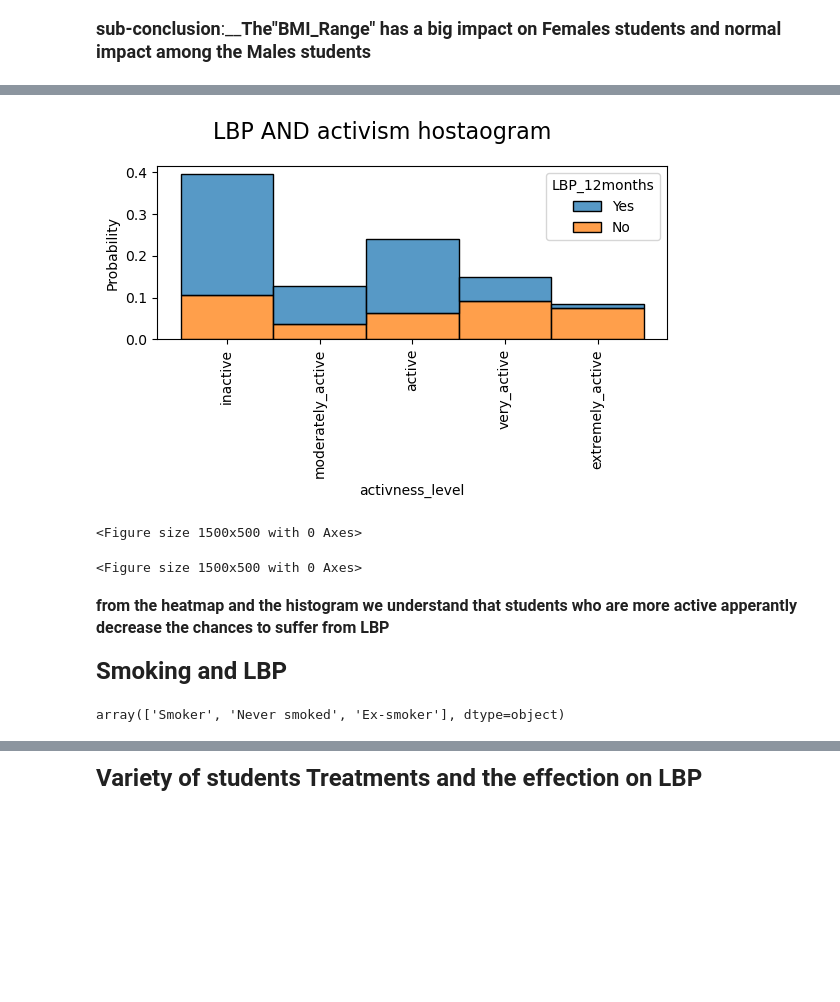
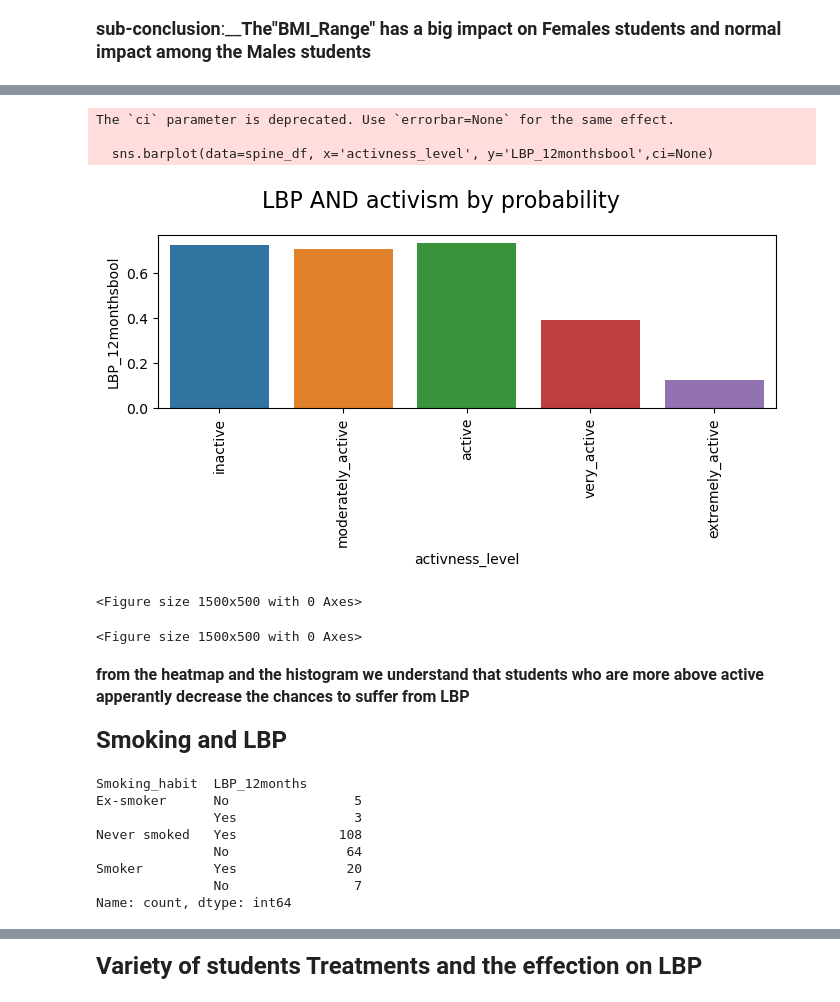
Before and after one commit to royohana31/nn-project-, a Jupyter notebook: students spine problems-Main.ipynb, the cells around one changed output, grey strips where cells are left out. Saved outputs shown, nothing was run; the diff lists cells and outputs as text; code cells hidden in the pictures; blank space fills up the shorter version.

```diff
--- a/students spine problems-Main.ipynb
+++ b/students spine problems-Main.ipynb
@@ -179,3 +178,6 @@ spine_df.groupby(["Gender"])['LBP_12months'].value_counts().reset_index()
 | 3 | Male | No | 44 |
 # %% [markdown]
 connection between gender and LBP
+# %%
+spine_df['LBP_12monthsbool'] = spine_df['LBP_12months'].map({'Yes': 1, 'No':0 })
+spine_df['LBP_12monthsbool']
@@ -273,0 +365,19 @@ plt.subplots_adjust(wspace=0.5)
+# %%
+spine_df["perfect_chair"] = (
+    (spine_df["Chair_type"] == "Have back support") &
+    (spine_df["Adjustable_back"] == "Yes") &
+    (spine_df["Adjustable_sitting"] == "Yes")
+).apply(lambda x: "yes" if x else "no")
+
+spine_df["semi_perfect"] = (((spine_df["Chair_type"] == "Have back support") &
+     (spine_df["Adjustable_back"] == "Yes") &
+     (spine_df["Adjustable_sitting"] == "No")) |
+    ((spine_df["Chair_type"] == "No back support") &
+     (spine_df["Adjustable_back"] == "Yes") &
+     (spine_df["Adjustable_sitting"] == "Yes")) |
+    ((spine_df["Chair_type"] == "Have back support") &
+     (spine_df["Adjustable_back"] == "No") &
+     (spine_df["Adjustable_sitting"] == "Yes"))
+).apply(lambda x: "yes" if x else "no")
+spine_df["semi_perfect"].value_counts()
+spine_df.groupby('semi_perfect')["LBP_12months"].value_counts()
@@ -310,9 +466,9 @@ conditions = [
     (spine_df["Do_exercise"] == '>7 times a week') & (spine_df['Physical_activity_Frequency'] == "High"),
     (spine_df["Do_exercise"] == '5 - 7 times a week') & (spine_df['Physical_activity_Frequency'] == "High"),
     (spine_df["Do_exercise"] == '2 - 4 times a week') & (spine_df['Physical_activity_Frequency'] == "Moderate"),
-    (spine_df["Do_exercise"] == 'Never ') & (spine_df['Physical_activity_Frequency'] == "Low"),
+    (spine_df["Do_exercise"] == 'Never') & (spine_df['Physical_activity_Frequency'] == "Low"),
     (spine_df["Do_exercise"] == 'Once a week') & (spine_df['Physical_activity_Frequency'] == "Moderate"),
-    (spine_df["Do_exercise"] == 'Rarely') & (spine_df['Physical_activity_Frequency'] == "Low")
+    ((spine_df["Do_exercise"] == 'Never')|(spine_df["Do_exercise"] == 'Rarely')) & (spine_df['Physical_activity_Frequency'] == "Low")
 ]
 choices=['extremely_active','very_active','active','inactive','moderately_active','inactive']
 spine_df["activness_level"] = np.select(conditions, choices,default="Unknown")
@@ -333,26 +546,36 @@ sns.heatmap(matrix, cmap='coolwarm', center=0, annot = True)
 # %%
 spine_df['activness_level']
 order1=['inactive','moderately_active','active','very_active','extremely_active']
 spine_df['activness_level'].value_counts()
 spine_df['activness_level'] = pd.Categorical(spine_df['activness_level'], categories=order1, ordered=True)
-fig, ax = plt.subplots(figsize=(6, 4))
-fig.suptitle('LBP AND activism hostaogram', fontsize=16)
-sns.histplot(data=spine_df, x='activness_level', hue='LBP_12months', stat='probability', multiple='stack',)
+fig, ax = plt.subplots(figsize=(7, 4))
+fig.suptitle('LBP AND activism by probability', fontsize=16)
+sns.barplot(data=spine_df, x='activness_level', y='LBP_12monthsbool',ci=None)
 plt.xticks( rotation=90)
 plt.tight_layout()
 plt.show()
 plt.figure(figsize=(15, 5))
 # %% [output]
+The `ci` parameter is deprecated. Use `errorbar=None` for the same effect.
+
+  sns.barplot(data=spine_df, x='activness_level', y='LBP_12monthsbool',ci=None)
-[figure, old version]
+[figure, new version]
-<Figure size 1500x500 with 0 Axes>
 <Figure size 1500x500 with 0 Axes>
+<Figure size 1500x500 with 0 Axes>
 # %% [markdown]
-<font size=3>__from the heatmap and the histogram we understand that students who are more active apperantly decrease the chances to suffer from LBP__
+<font size=3>__from the heatmap and the histogram we understand that students who are more above active apperantly decrease the chances to suffer from LBP__
 # %% [markdown]
 <font size=5>__Smoking and LBP__
 # %%
-spine_df['Smoking_habit'].unique()
+spine_df.groupby("Smoking_habit")['LBP_12months'].value_counts()
 # %% [output]
-array(['Smoker', 'Never smoked', 'Ex-smoker'], dtype=object)
+Smoking_habit  LBP_12months
+Ex-smoker      No                5
+               Yes               3
+Never smoked   Yes             108
+               No               64
+Smoker         Yes              20
+               No                7
+Name: count, dtype: int64
 # %%
 fig, ax = plt.subplots(figsize=(8, 4))
```
Also changed, not shown: parts of 67 cells of this notebook.
